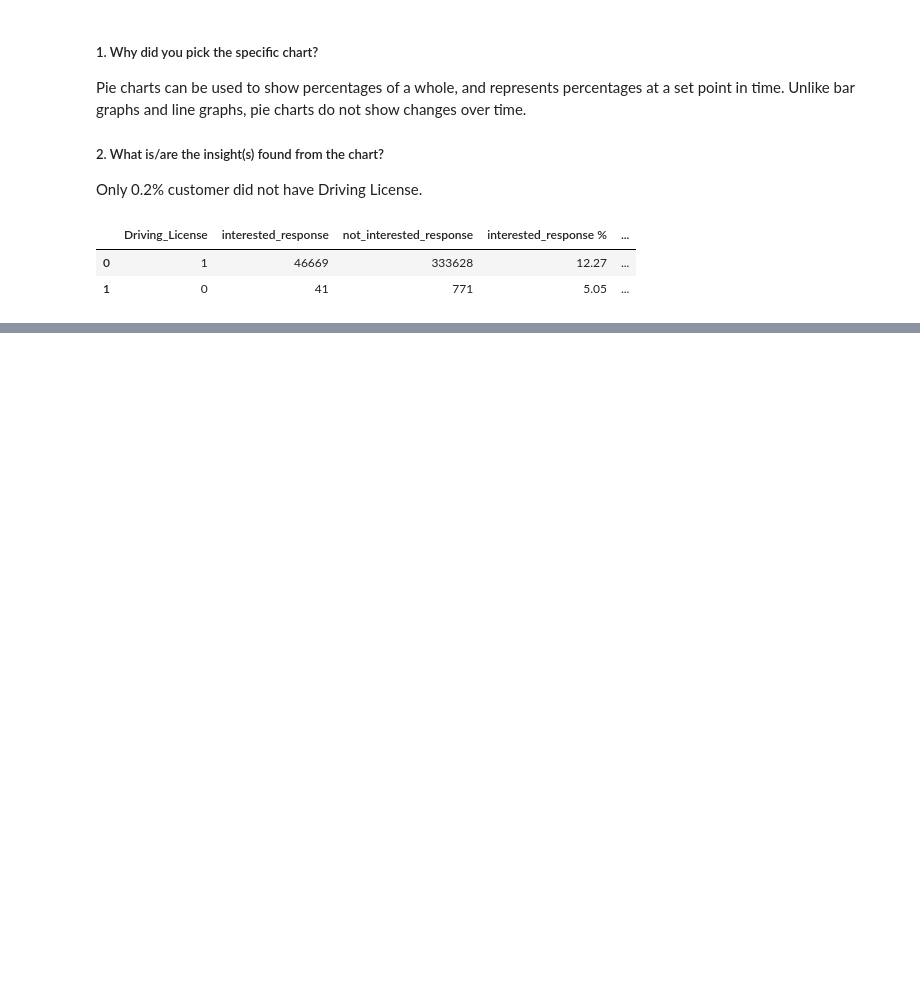
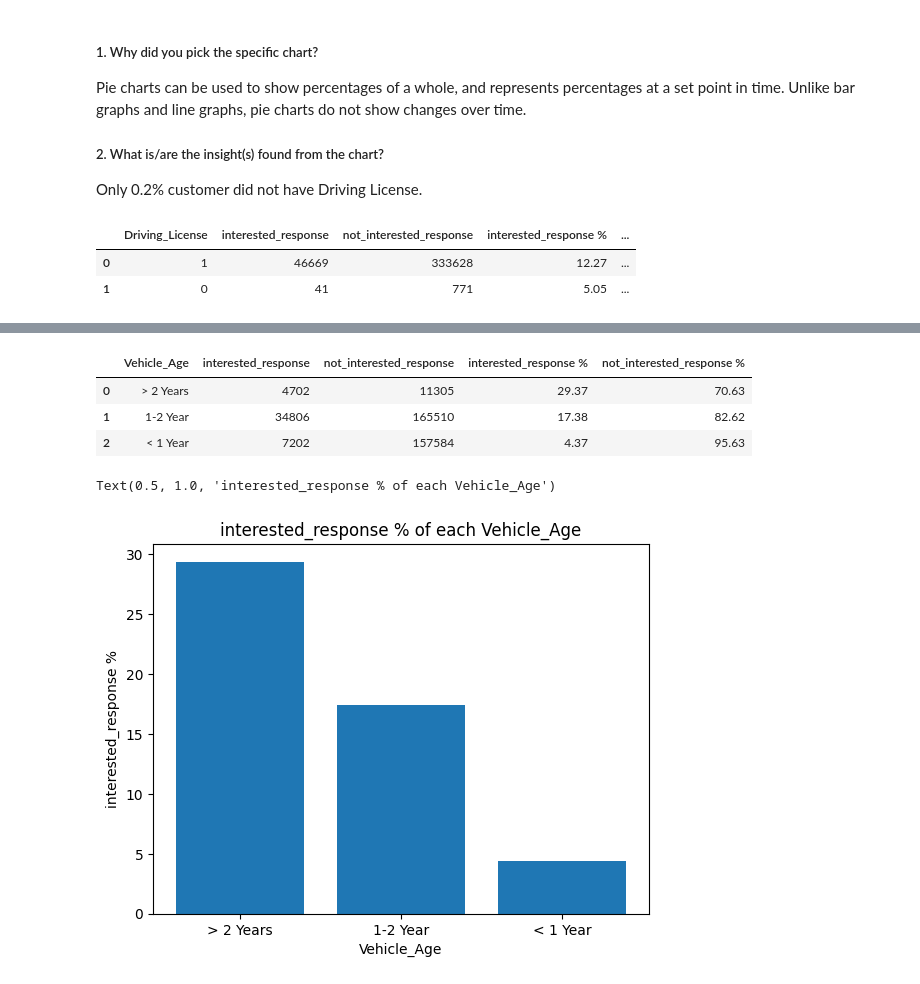
Before and after one commit to tusharraskar/Health-Insurance-Cross-Sell-Prediction, a Jupyter notebook: Health Insurance Cross Sell Prediction.ipynb, the cells around one changed output, grey strips where cells are left out. Drawn from its saved outputs; the diff is of its cells as text; code cells hidden in the pictures; blank space fills up the shorter version.

```diff
--- a/Health Insurance Cross Sell Prediction.ipynb
+++ b/Health Insurance Cross Sell Prediction.ipynb
@@ -736,0 +779,33 @@ The low response rate among customers who were not previously insured suggests t
+# %%
+# creating df Vehicle_Age interested Response count%
+
+Vehicle_Age=(df['Vehicle_Age'].unique())
+interested_response=[df[(df['Vehicle_Age']==code)]['Response'].value_counts()[1] for code in Vehicle_Age]
+not_interested_response=[df[(df['Vehicle_Age']==code)]['Response'].value_counts()[0] for code in Vehicle_Age]
+
+df_Previously_Vehicle_Age_count=pd.DataFrame({'Vehicle_Age' : Vehicle_Age,
+                                       'interested_response'  : interested_response,
+                                       'not_interested_response' : not_interested_response})
+
+df_Previously_Vehicle_Age_count['interested_response %']= round(((df_Previously_Vehicle_Age_count['interested_response'])/
+                                                 ((df_Previously_Vehicle_Age_count['interested_response'])+
+                                                         (df_Previously_Vehicle_Age_count['not_interested_response'])))*100,2)
+df_Previously_Vehicle_Age_count['not_interested_response %']= round(((df_Previously_Vehicle_Age_count['not_interested_response'])/
+                                                  ((df_Previously_Vehicle_Age_count['interested_response'])+
+                                                         (df_Previously_Vehicle_Age_count['not_interested_response'])))*100,2)
+df_Previously_Vehicle_Age_count
+# %% [output]
+|  | Vehicle_Age | interested_response | not_interested_response | interested_response % | not_interested_response % |
+| 0 | > 2 Years | 4702 | 11305 | 29.37 | 70.63 |
+| 1 | 1-2 Year | 34806 | 165510 | 17.38 | 82.62 |
+| 2 | < 1 Year | 7202 | 157584 | 4.37 | 95.63 |
+# %%
+# Ploting churn rate % of each area
+
+plt.bar(df_Previously_Vehicle_Age_count['Vehicle_Age'],df_Previously_Vehicle_Age_count['interested_response %'])
+plt.xlabel("Vehicle_Age")
+plt.ylabel("interested_response %")
+plt.title("interested_response % of each Vehicle_Age")
+# %% [output]
+Text(0.5, 1.0, 'interested_response % of each Vehicle_Age')
+[figure, added]
```
Also changed, not shown: parts of 63 cells of this notebook.
